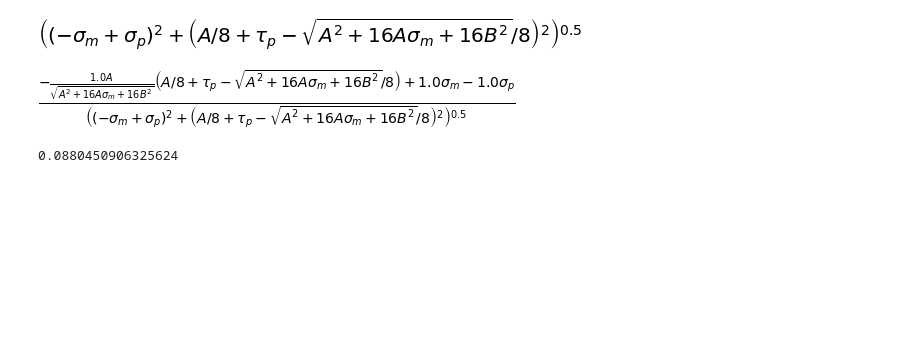
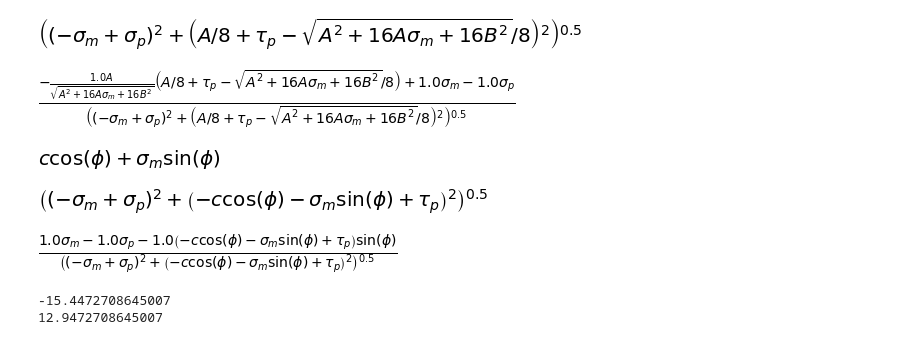
Before and after one commit to romanzes637/Hoek-Brown, a Jupyter notebook: Hoek_Brown.ipynb, the cells around one changed output. Drawn from its saved outputs; the diff is of its cells as text; code cells hidden in the pictures; blank space fills up the shorter version.

```diff
--- a/Hoek_Brown.ipynb
+++ b/Hoek_Brown.ipynb
@@ -119,16 +288,32 @@ d_dist()
 [figure]
 # %%
 # d_dist_solve()
+# %%
+mc_m()
+# %% [output]
+[figure, added]
+# %%
+mc_m_dist()
+# %% [output]
+[figure, added]
+# %%
+d_mc_m_dist()
+# %% [output]
+[figure, added]
 # %%
 # evaluate equation
 a = 10
 b = 20
 sigma_m = 40
-result = d_tau().evalf(
-    subs={sym.Symbol('A'):a, sym.Symbol('B'):b, sym.Symbol('sigma_m'):sigma_m})
-print(result)
+r = hb_m()[0].evalf(subs={
+    sym.Symbol('A'):a, sym.Symbol('B'):b, sym.Symbol('sigma_m'):sigma_m})
+print(r)
+r = hb_m()[1].evalf(subs={
+    sym.Symbol('A'):a, sym.Symbol('B'):b, sym.Symbol('sigma_m'):sigma_m})
+print(r)
 # %% [output]
-0.0880450906325624
+-15.4472708645007
+12.9472708645007
 # %%
 from ipywidgets import interact, interactive, interact_manual
 %matplotlib inline
```
Also changed, not shown: parts of 15 cells of this notebook.
